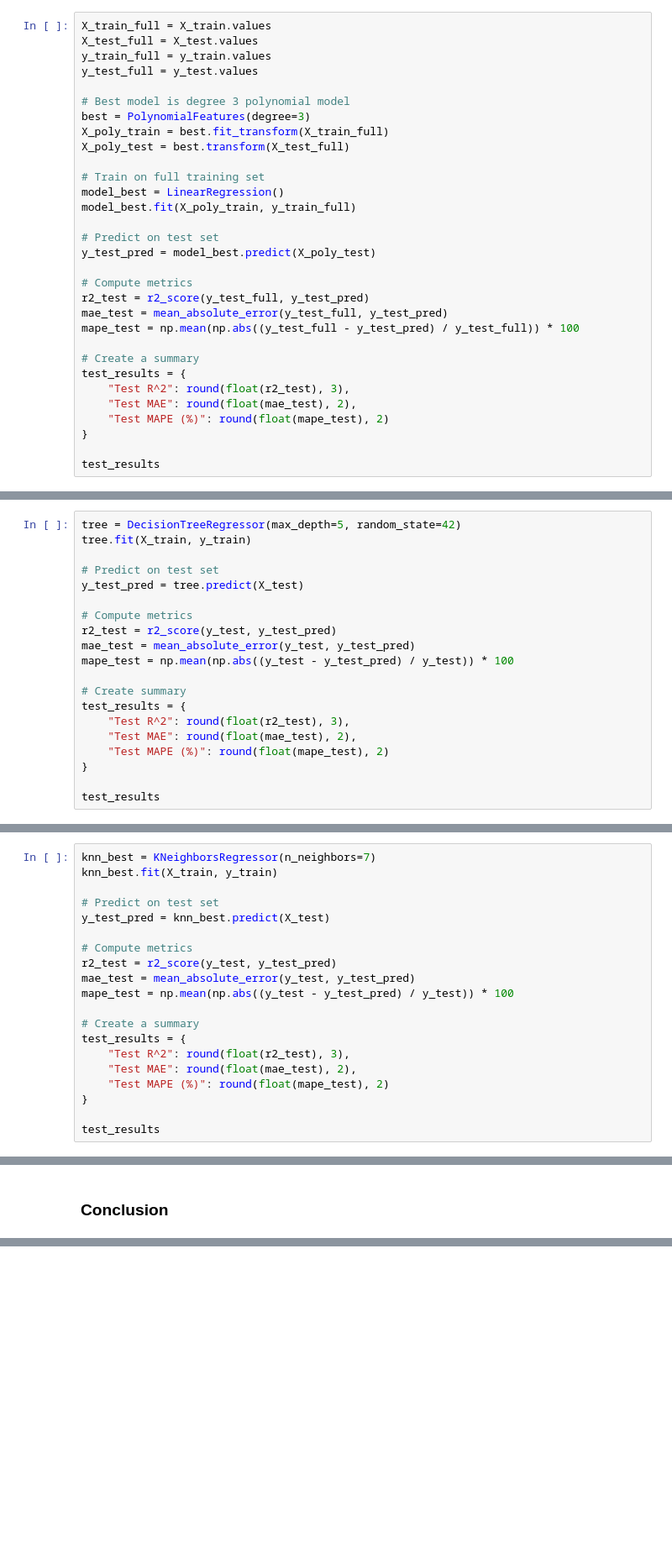
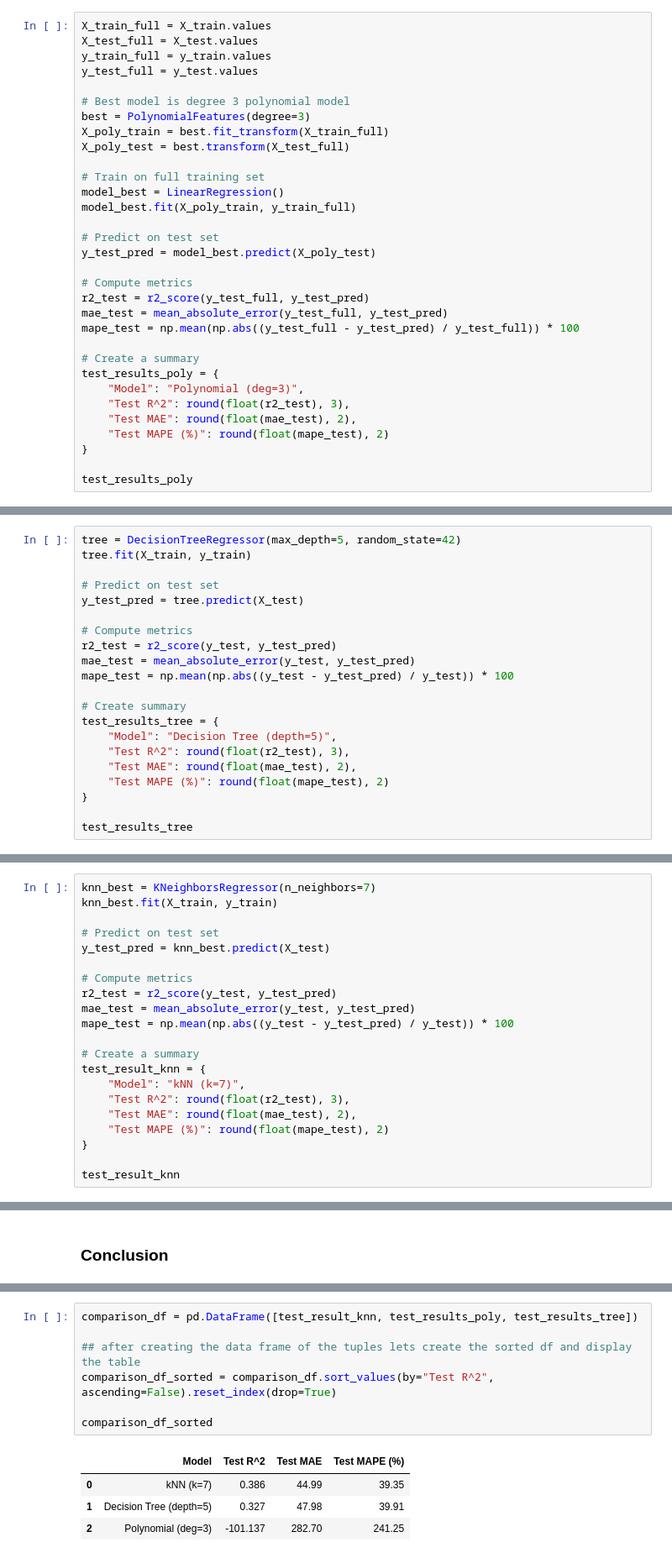
Before and after one commit to ParthiOS/CSCN8010, a Jupyter notebook: Lab2/Lab2.ipynb, the cells around one changed output, grey strips where cells are left out. Shown: that part at 84% size. Drawn from its saved outputs; the diff is of its cells as text; blank space fills up the shorter version.

Commit message:
final changes, added conclusion and some more tables

```diff
--- a/Lab2/Lab2.ipynb
+++ b/Lab2/Lab2.ipynb
@@ -509,11 +509,12 @@ mae_test = mean_absolute_error(y_test_full, y_test_pred)
 mape_test = np.mean(np.abs((y_test_full - y_test_pred) / y_test_full)) * 100
 
 # Create a summary
-test_results = {
+test_results_poly = {
+    "Model": "Polynomial (deg=3)",
     "Test R^2": round(float(r2_test), 3),
     "Test MAE": round(float(mae_test), 2),
     "Test MAPE (%)": round(float(mape_test), 2)
 }
 
-test_results
+test_results_poly
 # %% [output]
@@ -661,11 +665,12 @@ mae_test = mean_absolute_error(y_test, y_test_pred)
 mape_test = np.mean(np.abs((y_test - y_test_pred) / y_test)) * 100
 
 # Create summary
-test_results = {
+test_results_tree = {
+    "Model": "Decision Tree (depth=5)",
     "Test R^2": round(float(r2_test), 3),
     "Test MAE": round(float(mae_test), 2),
     "Test MAPE (%)": round(float(mape_test), 2)
 }
 
-test_results
+test_results_tree
 # %% [output]
@@ -786,11 +794,12 @@ mae_test = mean_absolute_error(y_test, y_test_pred)
 mape_test = np.mean(np.abs((y_test - y_test_pred) / y_test)) * 100
 
 # Create a summary
-test_results = {
+test_result_knn = {
+    "Model": "kNN (k=7)",
     "Test R^2": round(float(r2_test), 3),
     "Test MAE": round(float(mae_test), 2),
     "Test MAPE (%)": round(float(mape_test), 2)
 }
 
-test_results
+test_result_knn
 # %% [output]
@@ -861,0 +878,12 @@ These results show that kNN is capable of making reasonable predictions of diabe
+# %%
+comparison_df = pd.DataFrame([test_result_knn, test_results_poly, test_results_tree])
+
+## after creating the data frame of the tuples lets create the sorted df and display the table
+comparison_df_sorted = comparison_df.sort_values(by="Test R^2", ascending=False).reset_index(drop=True)
+
+comparison_df_sorted
+# %% [output]
+|  | Model | Test R^2 | Test MAE | Test MAPE (%) |
+| 0 | kNN (k=7) | 0.386 | 44.99 | 39.35 |
+| 1 | Decision Tree (depth=5) | 0.327 | 47.98 | 39.91 |
+| 2 | Polynomial (deg=3) | -101.137 | 282.70 | 241.25 |
```
Also changed, not shown: parts of 7 cells of this notebook.
